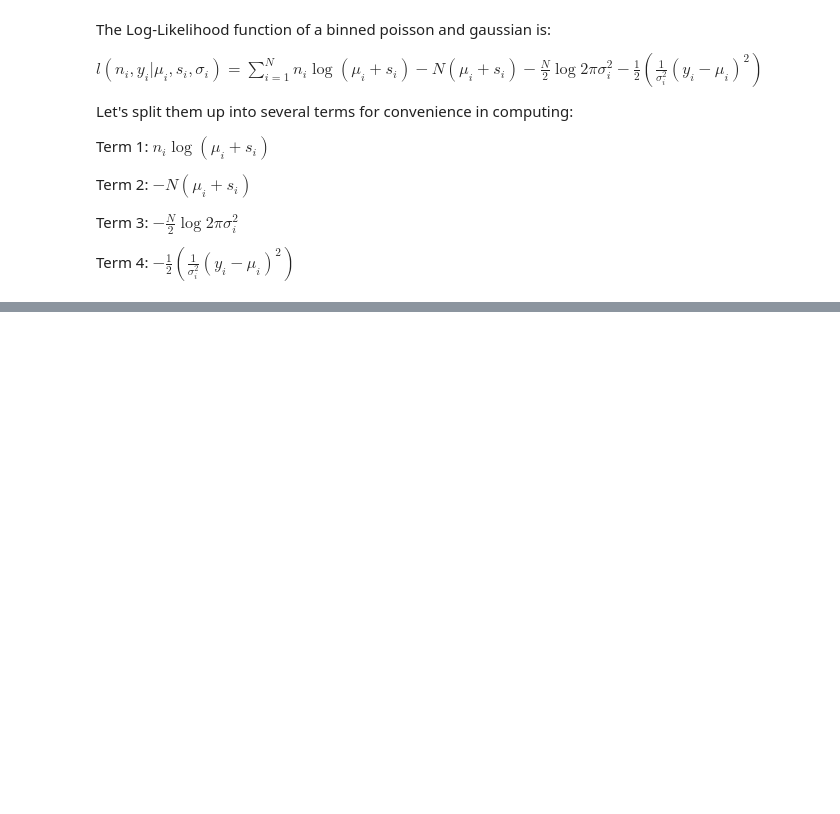
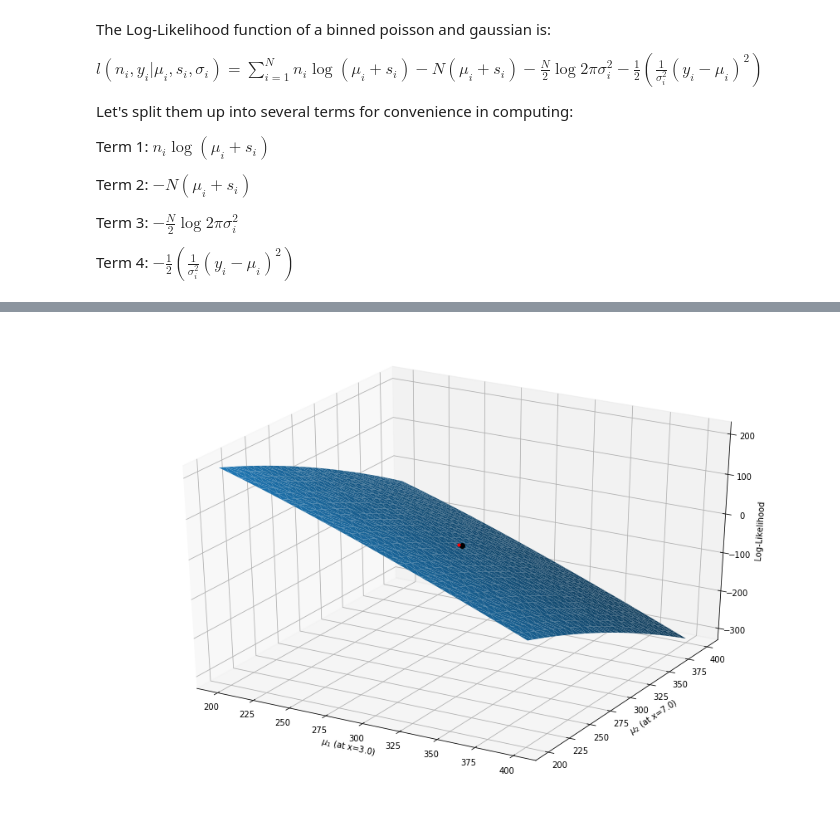
Before and after one commit to ChrisIck/Poisson-GPs, a Jupyter notebook: Minimization Test.ipynb, the cells around one changed output, grey strips where cells are left out. Cells and saved outputs as stored; diff of their text form; code cells hidden in the pictures; blank space fills up the shorter version.

```diff
--- a/Minimization Test.ipynb
+++ b/Minimization Test.ipynb
@@ -57,7 +57,7 @@ def neg_log_like_PGP_MV(mu, s, ni, x, cov, invcov = None):
     for i in range(N):
         result += ni[i] * np.log(mu[i] + s[i])
         result -= N*(mu[i] + s[i])
-    return -result
+    return -result[0][0]
 # %%
 from autograd import grad
 
@@ -239,0 +423,29 @@ True
+# %%
+stest = np.array([0.,0.])
+ll_0 = -neg_log_like_PGP_MV(n_guess, stest, n_gp, y_g, cov_test)
+llg_0 = -nln_MV_grad(n_guess, stest, n_gp, y_g, cov_test)
+bound_test = [(0,None) for i in range(2)]
+
+x3d = []
+y3d = []
+z3d = []
+z3d_gradx = []
+z3d_grady = []
+
+
+#for mu1 in np.logspace(0.,np.log10(500), 30):
+#    for mu2 in np.logspace(0.,np.log10(500), 30):
+
+for mu1 in np.linspace(200,400, 30):
+    for mu2 in np.linspace(200,400, 30):
+        x3d.append(mu1)
+        y3d.append(mu2)
+        mutest = np.array([mu1,mu2])
+        ll = -neg_log_like_PGP_MV(mutest, stest, n_gp, y_g, cov_test)
+        ll_grad = -nln_MV_grad(mutest, stest, n_gp, y_g, cov_test)
+        z3d.append(ll)
+        z3d_gradx.append(ll_grad[0])
+        z3d_grady.append(ll_grad[1])
+
+soln_test = minimize(neg_log_like_PGP_MV, n_guess,  bounds = bound_test, args = (stest, n_gp, y_g, cov_test), jac=nln_MV_grad, options={'ftol': 1e-20, 'gtol':1e-20, 'eps':1e-20})
+print soln_test
@@ -239,0 +462,16 @@ True
+# %%
+from mpl_toolkits.mplot3d import Axes3D
+%matplotlib inline
+fig = plt.figure(figsize=(15,10))
+ax = fig.gca(projection='3d')
+
+ax.set_xlabel('$\mu_1$ (at x=' + str(xtest[0])+')')
+ax.set_ylabel('$\mu_2$ (at x=' + str(xtest[1])+')')
+ax.set_zlabel('Log-Likelihood')
+
+ax.plot_trisurf(x3d,y3d,z3d)
+ax.plot([n_guess[0]],[n_guess[1]], [ll_0], 'ko')
+ax.plot([soln_test.x[0]],[soln_test.x[1]], [-soln_test.fun], 'r.')
+plt.show()
+# %% [output]
+[figure, added]
```
Also changed, not shown: parts of 18 cells of this notebook.
